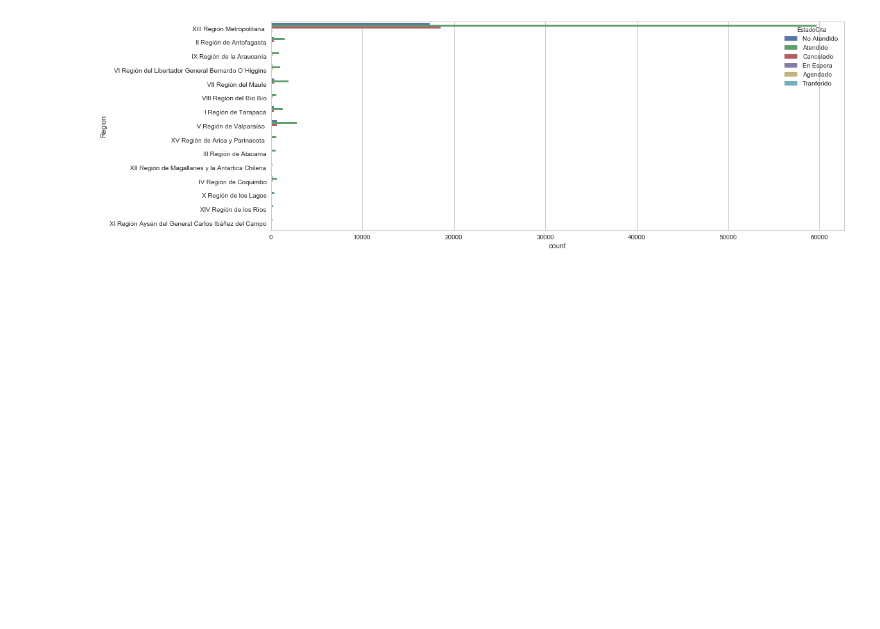
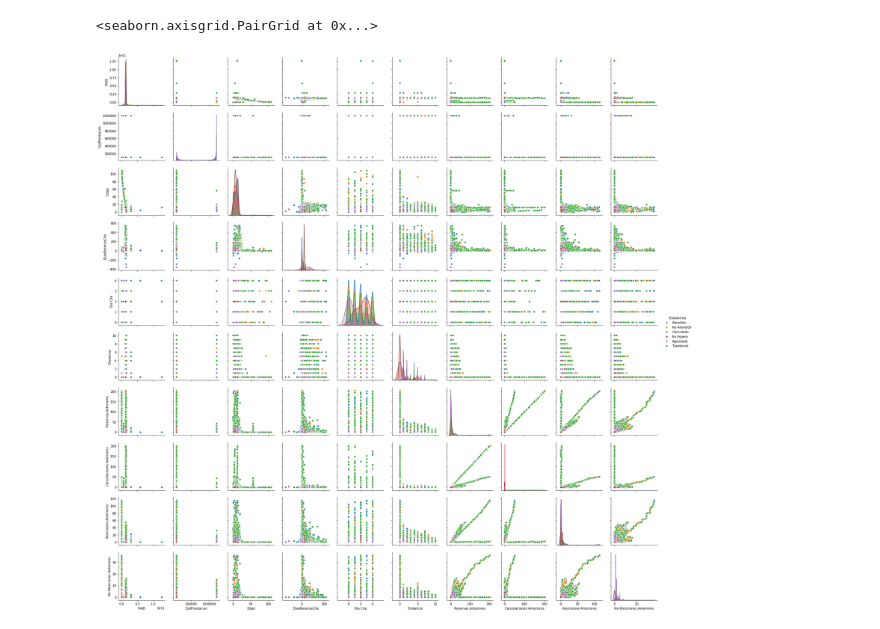
Before and after one commit to pabloveazul/Tarea-NSP, a Jupyter notebook: Tarea NSP.ipynb, the cells around one changed output. Saved outputs shown, nothing was run; the diff lists cells and outputs as text; code cells hidden in the pictures; blank space fills up the shorter version.

```diff
--- a/Tarea NSP.ipynb
+++ b/Tarea NSP.ipynb
@@ -94,5 +283,5 @@ datos.loc[datos['Sexo']== 'Hombre'].groupby(['EstadoCita']).count()
-# %%
-plt.figure(figsize=(16, 6))
-ax = sns.countplot(y="Region", hue="EstadoCita", data=datos, orient = "h")
-# %% [output]
-[figure, removed]
+# %%
+sns.pairplot(datos, hue="EstadoCita")
+# %% [output]
+<seaborn.axisgrid.PairGrid at 0x...>
+[figure, added]
```
Also changed, not shown: parts of 32 cells of this notebook, 1 other file.
